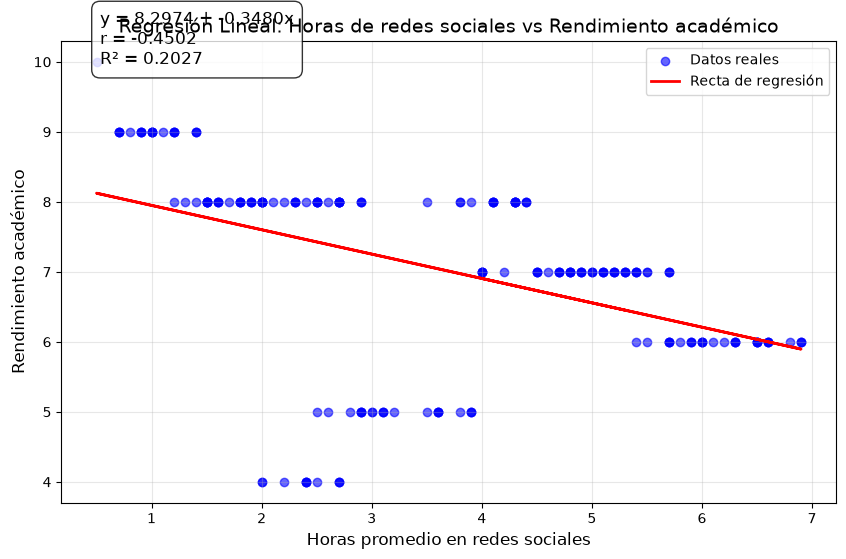
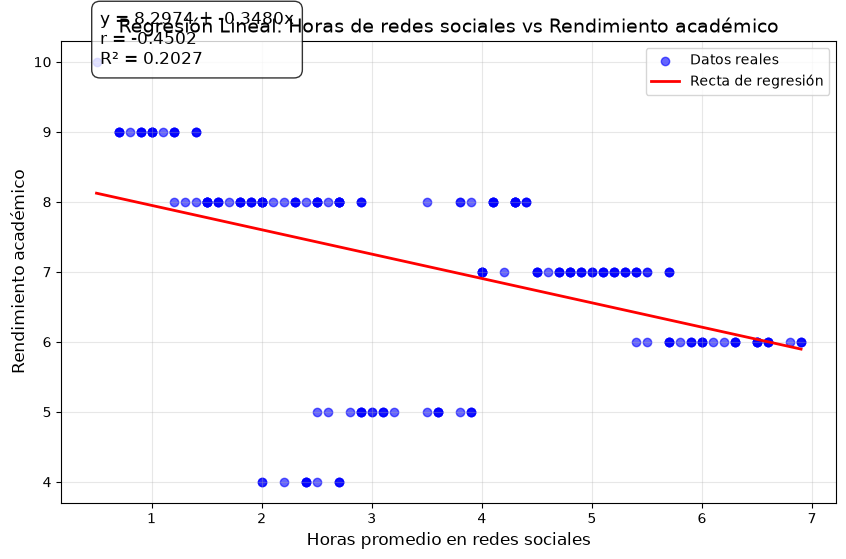
Code edit (unified diff) that turned the first committed figure into the second:
--- before
+++ after
@@ -1,5 +1,5 @@
 plt.figure(figsize=(10, 6))
 plt.scatter(horas_promedio_redes,rendimiento_academico,alpha=0.6,color="blue",label="Datos reales")
-plt.plot(x, y, color='red', linewidth=2, label='Recta de regresión')
+plt.plot(x_line, y_line, color='red', linewidth=2, label='Recta de regresión')
 
 # Título y etiquetas

Commit: ya esta por lo menos las actividades realizadas en la etapa 5,sigue faltando realizar los comentarios